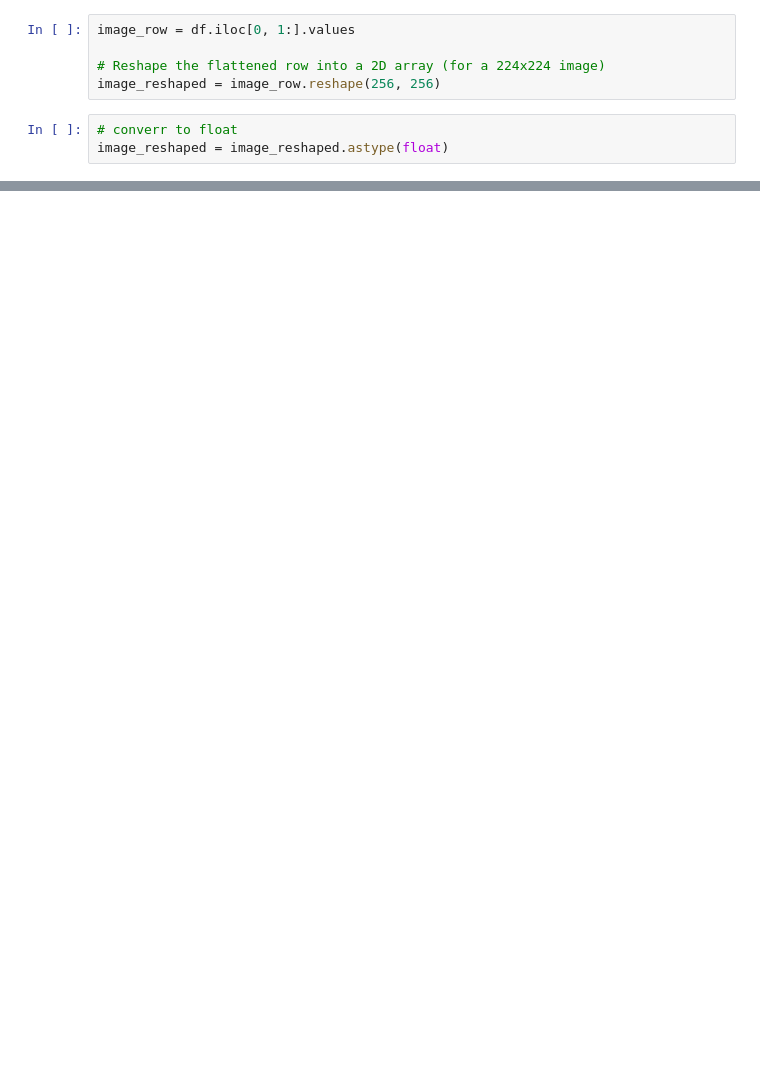
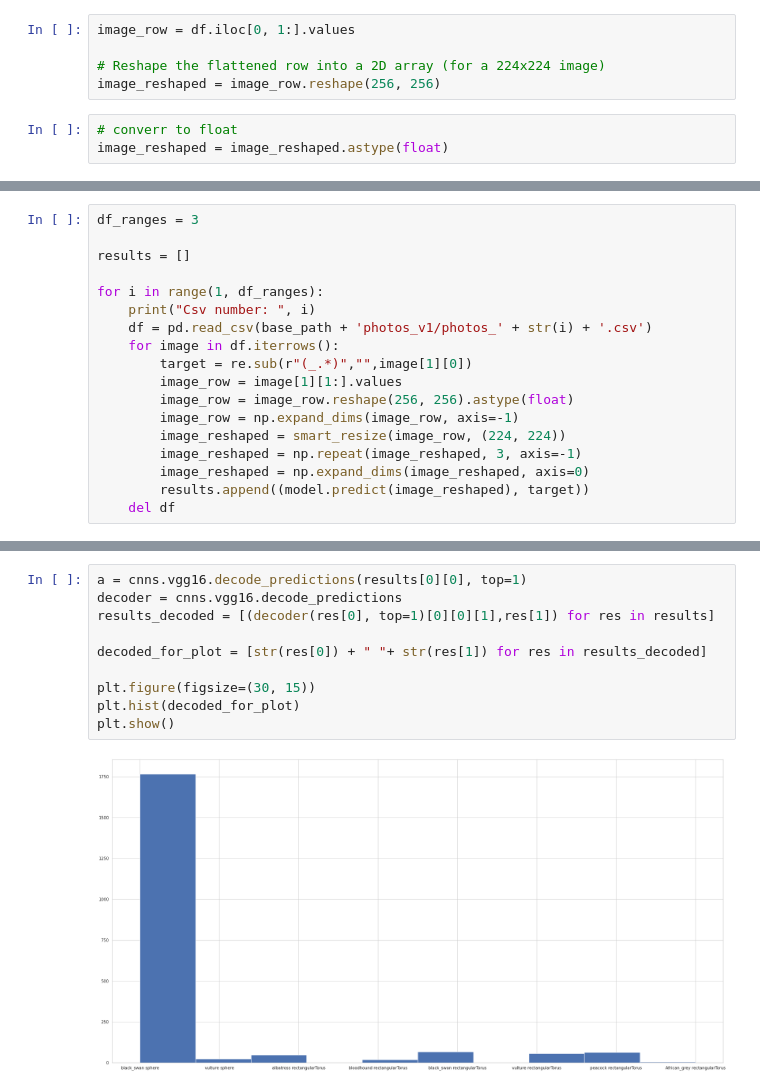
Before and after one commit to MichaelTheFear/VIS-3D-ZIP, a Jupyter notebook: geometry-classifier/tests.ipynb, the cells around one changed output, grey strips where cells are left out. Cells and saved outputs as stored; diff of their text form; blank space fills up the shorter version.

```diff
--- a/geometry-classifier/tests.ipynb
+++ b/geometry-classifier/tests.ipynb
@@ -75,0 +101,18 @@ tensor([[644, 530, 711, 619, 818]])
+# %%
+df_ranges = 3
+
+results = []
+
+for i in range(1, df_ranges):
+    print("Csv number: ", i)
+    df = pd.read_csv(base_path + 'photos_v1/photos_' + str(i) + '.csv')
+    for image in df.iterrows():
+        target = re.sub(r"(_.*)","",image[1][0])
+        image_row = image[1][1:].values
+        image_row = image_row.reshape(256, 256).astype(float)
+        image_row = np.expand_dims(image_row, axis=-1)
+        image_reshaped = smart_resize(image_row, (224, 224))
+        image_reshaped = np.repeat(image_reshaped, 3, axis=-1)
+        image_reshaped = np.expand_dims(image_reshaped, axis=0)
+        results.append((model.predict(image_reshaped), target))
+    del df
@@ -75,0 +156,12 @@ tensor([[644, 530, 711, 619, 818]])
+# %%
+a = cnns.vgg16.decode_predictions(results[0][0], top=1)
+decoder = cnns.vgg16.decode_predictions
+results_decoded = [(decoder(res[0], top=1)[0][0][1],res[1]) for res in results]
+
+decoded_for_plot = [str(res[0]) + " "+ str(res[1]) for res in results_decoded]
+
+plt.figure(figsize=(30, 15))
+plt.hist(decoded_for_plot)
+plt.show()
+# %% [output]
+[figure, added]
```
Also changed, not shown: parts of 11 cells of this notebook, 1 other file.
